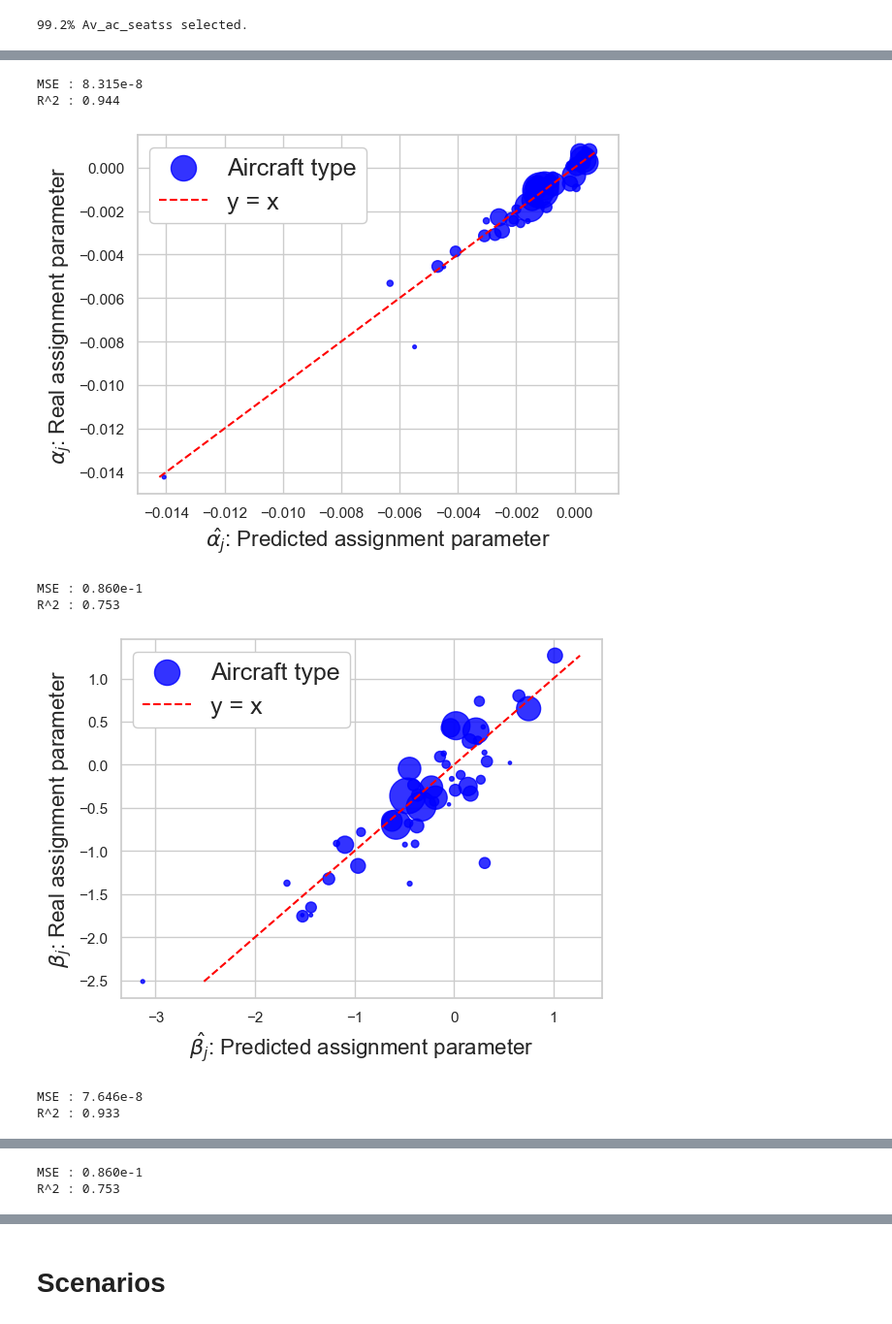
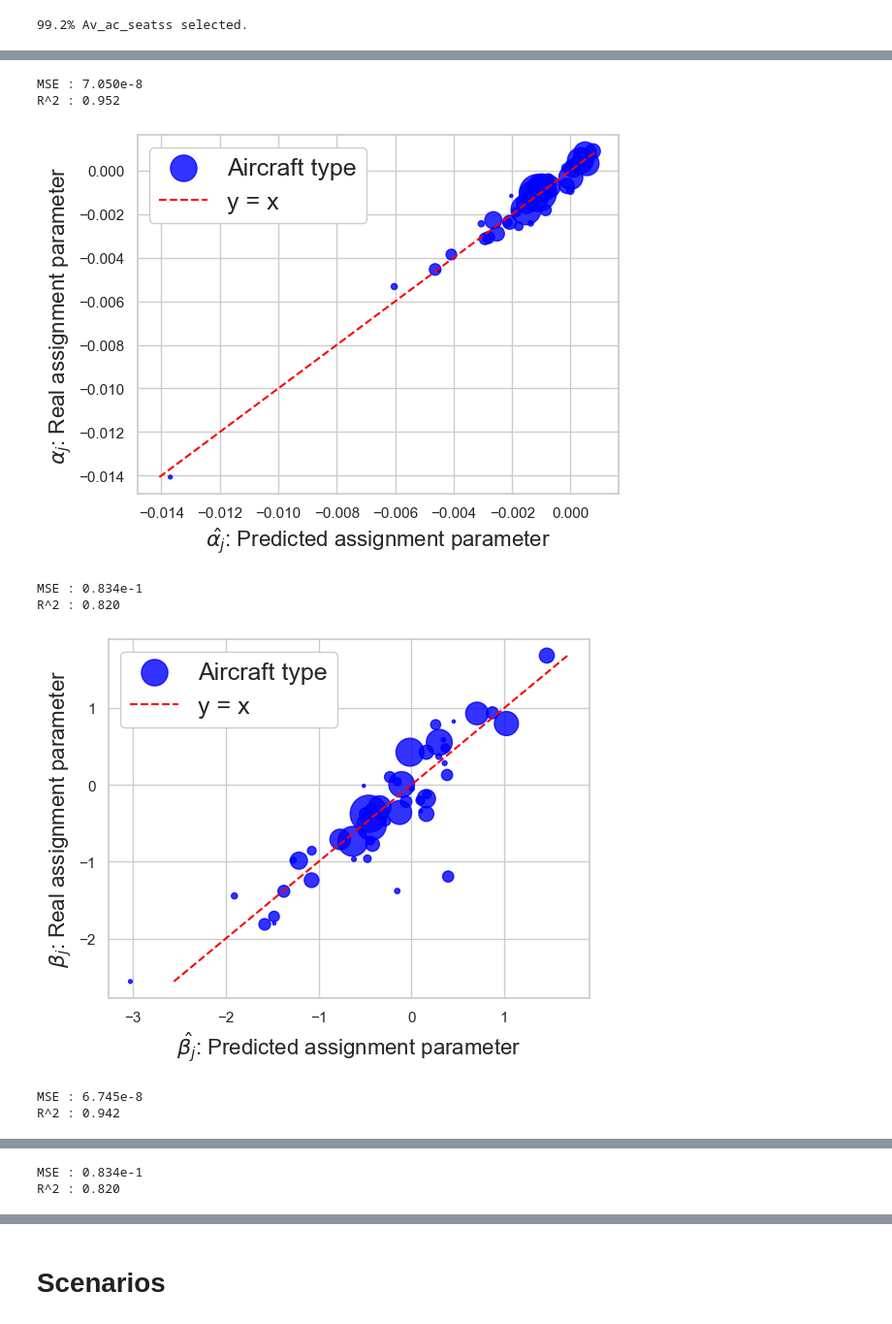
Before and after one commit to PacoViry/Thesis_models, a Jupyter notebook: main.ipynb, the cells around one changed output, grey strips where cells are left out. Shown at 97% size. Saved outputs shown, nothing was run; the diff lists cells and outputs as text; code cells hidden in the pictures.

```diff
--- a/main.ipynb
+++ b/main.ipynb
@@ -605,22 +600,18 @@ data_training[:,4] = data_training[:,4]/obs_norm1
 # %% [output]
 99.2% Av_ac_seatss selected.
 # %%
-alphas, betas, omegas = assignment_multilogit.load_estim(name ='logit_model_'+ds_name+'_'+obs_choice+'_'+str(n_choice)+'_'+str(n_y)+'_'+str(3)+'_7')
+#training
 
-#optimiseur adam, a priori marche mieux
-# alphas, betas, omegas, likely = assignment_multilogit.fit_function_adam(data_training, existence_cache, ranges, num_epochs = 100, learning_rate = 0.01, n_y = n_y, n_ac = n_choice,
+#optimiseur adam, best
+# alphas, betas, omegas, likely = assignment_multilogit.fit_function_adam(data_training, existence_cache, ranges, num_epochs = 50, learning_rate = 0.01, n_y = n_y, n_ac = n_choice,
 #                                             title = 'logit_model_'+ds_name+'_'+obs_choice+'_'+str(n_choice)+'_'+str(n_y)+'_'+str(0),
 #                                             names_ac =list(c_table['Aircraft Type Name']),obs_norm2=obs_norm2, n_batches = 3000, y_min = 2015)
-# alphas, betas, omegas, likely = assignment_multilogit.fit_function_adam(data_training, existence_cache, ranges, num_epochs = 100, learning_rate = 0.04, n_y = n_y, n_ac = n_choice,
+# alphas, betas, omegas, likely = assignment_multilogit.fit_function_adam(data_training, existence_cache, ranges, num_epochs = 200, learning_rate = 0.04, n_y = n_y, n_ac = n_choice,
 #                                             title = 'logit_model_'+ds_name+'_'+obs_choice+'_'+str(n_choice)+'_'+str(n_y)+'_'+str(1),
-#                                              names_ac =list(c_table['Aircraft Type Name']),obs_norm2=obs_norm2, n_batches = 30,
-#                                                 alphas = alphas, betas = betas, omegas = omegas, y_min = 2015, y_min = 2015)
-# alphas, betas, omegas, likely = assignment_multilogit.fit_function_adam(data_training, existence_cache, ranges, num_epochs = 100, learning_rate = 0.04, n_y = n_y, n_ac = n_choice,
-#                                             title = 'logit_model_'+ds_name+'_'+obs_choice+'_'+str(n_choice)+'_'+str(n_y)+'_'+str(2),
-#                                              names_ac =list(c_table['Aircraft Type Name']),obs_norm2=obs_norm2, n_batches = 4,
+#                                              names_ac =list(c_table['Aircraft Type Name']),obs_norm2=obs_norm2, n_batches = 20,
 #                                                 alphas = alphas, betas = betas, omegas = omegas, y_min = 2015)
 alphas, betas, omegas, likely = assignment_multilogit.fit_function_adam(data_training, existence_cache, ranges, num_epochs = 1000, learning_rate = 0.1, n_y = n_y, n_ac = n_choice,
-                                                                 title = 'logit_model_'+ds_name+'_'+obs_choice+'_'+str(n_choice)+'_'+str(n_y)+'_'+str(3),
+                                                                 title = 'logit_model_'+ds_name+'_'+obs_choice+'_'+str(n_choice)+'_'+str(n_y)+'_'+str(2),
                                                                    names_ac =list(c_table['Aircraft Type Name']),obs_norm2=obs_norm2, n_batches = 1,
                                                                   alphas = alphas, betas = betas, omegas = omegas, y_min = 2015)
 
@@ -652,5 +642,5 @@ KeyboardInterrupt:
 # %%
-alphas_t, betas_t, omegas_t, names_ac =  assignment_multilogit.load_estim(name ='logit_model_'+ds_name+'_'+obs_choice+'_'+str(n_choice)+'_'+str(n_y)+'_'+str(3)+'_7', columns = True)
+alphas_t, betas_t, omegas_t, names_ac =  assignment_multilogit.load_estim(name ='logit_model_'+ds_name+'_'+obs_choice+'_'+str(n_choice)+'_'+str(n_y)+'_'+str(2)+'_19', columns = True)
 assignment_multilogit.visu_coeffs(alphas, betas, names_ac,ds_name, d_norm = d_norm, cap_norm= cap_norm)
 connec_training = np.array(connections[['Period', 'Distance_conn (km)','Seats_conn_p',obs_choice+'_w_mod']])
 shares_pred = assignment_multilogit.predict_assignt(connec_training, existence_cache,alphas_t,betas_t,omegas_t,ranges, d_norm=d_norm, cap_norm=cap_norm)
@@ -666,6 +656,6 @@ obs_weighted avg relative error : 0.030384626754066495
 # %%
 #strictement réservé à BTS, associé à une bdd technique.
-correspondance_table = assignment_multilogit.correspondance_table(title_coeffs = 'logit_model_bts_Av_ac_seats_50_10_3_7',title_tech = 'BTS_Av_ac_seats_50_10',
+correspondance_table = assignment_multilogit.correspondance_table(title_coeffs = 'logit_model_bts_Av_ac_seats_50_10_2_19',title_tech = 'BTS_Av_ac_seats_50_10',
                                                                   obs_choice = 'Av_ac_seats', d_norm = d_norm, cap_norm= cap_norm)
 coeffs_alphas, coeffs_betas =assignment_multilogit.regressor_assign_coeffs(correspondance_table, weight = False, obs_choice = obs_choice)
 coeffs_alphas_w, coeffs_betas_w = assignment_multilogit.regressor_assign_coeffs(correspondance_table, weight = True, obs_choice = obs_choice)
@@ -686,8 +676,8 @@ R^2 : 0.794
-MSE : 8.315e-8
-R^2 : 0.944
+MSE : 7.050e-8
+R^2 : 0.952
-[figure, old version]
+[figure, new version]
-MSE : 0.860e-1
-R^2 : 0.753
+MSE : 0.834e-1
+R^2 : 0.820
-[figure, old version]
+[figure, new version]
-MSE : 7.646e-8
-R^2 : 0.933
+MSE : 6.745e-8
+R^2 : 0.942
@@ -695,2 +685,2 @@ R^2 : 0.933
-MSE : 0.860e-1
-R^2 : 0.753
+MSE : 0.834e-1
+R^2 : 0.820
```
Also changed, not shown: parts of 25 cells of this notebook, 3 other files.
